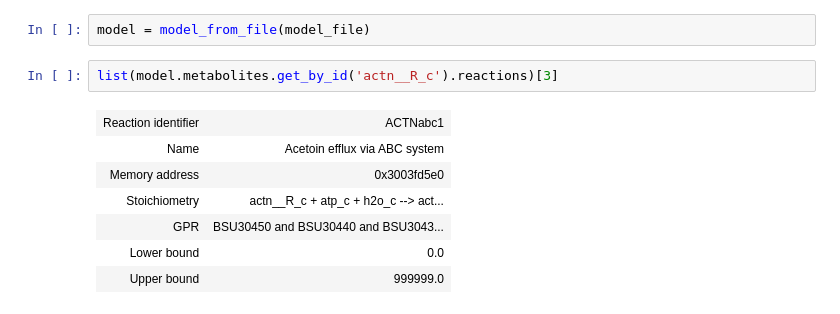
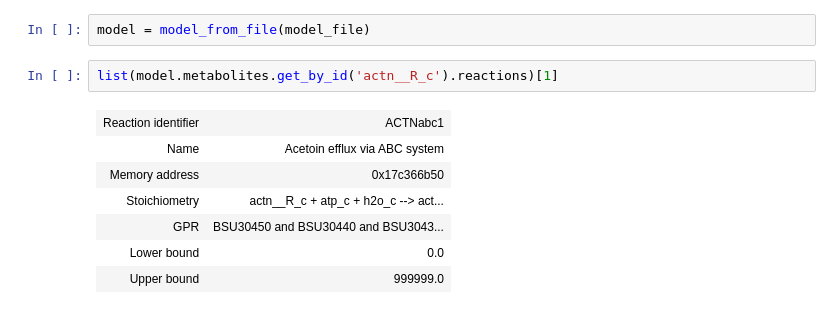
Before and after one commit to vivarium-collective/cdFBA, a Jupyter notebook: Notebooks/Diauxic Shift.ipynb, the cells around one changed output. Saved outputs shown, nothing was run; the diff lists cells and outputs as text.

```diff
--- a/Notebooks/Diauxic Shift.ipynb
+++ b/Notebooks/Diauxic Shift.ipynb
@@ -181,11 +181,11 @@ plt.show()
 # %%
 model = model_from_file(model_file)
 # %%
-list(model.metabolites.get_by_id('actn__R_c').reactions)[3]
+list(model.metabolites.get_by_id('actn__R_c').reactions)[1]
 # %% [output]
 | Reaction identifier | ACTNabc1 |
 | Name | Acetoin efflux via ABC system |
-| Memory address | 0x3003fd5e0 |
+| Memory address | 0x17c366b50 |
 | Stoichiometry | actn__R_c + atp_c + h2o_c --> act... |
 | GPR | BSU30450 and BSU30440 and BSU3043... |
 | Lower bound | 0.0 |
```
Also changed, not shown: parts of 3 cells of this notebook, 8 other files.
